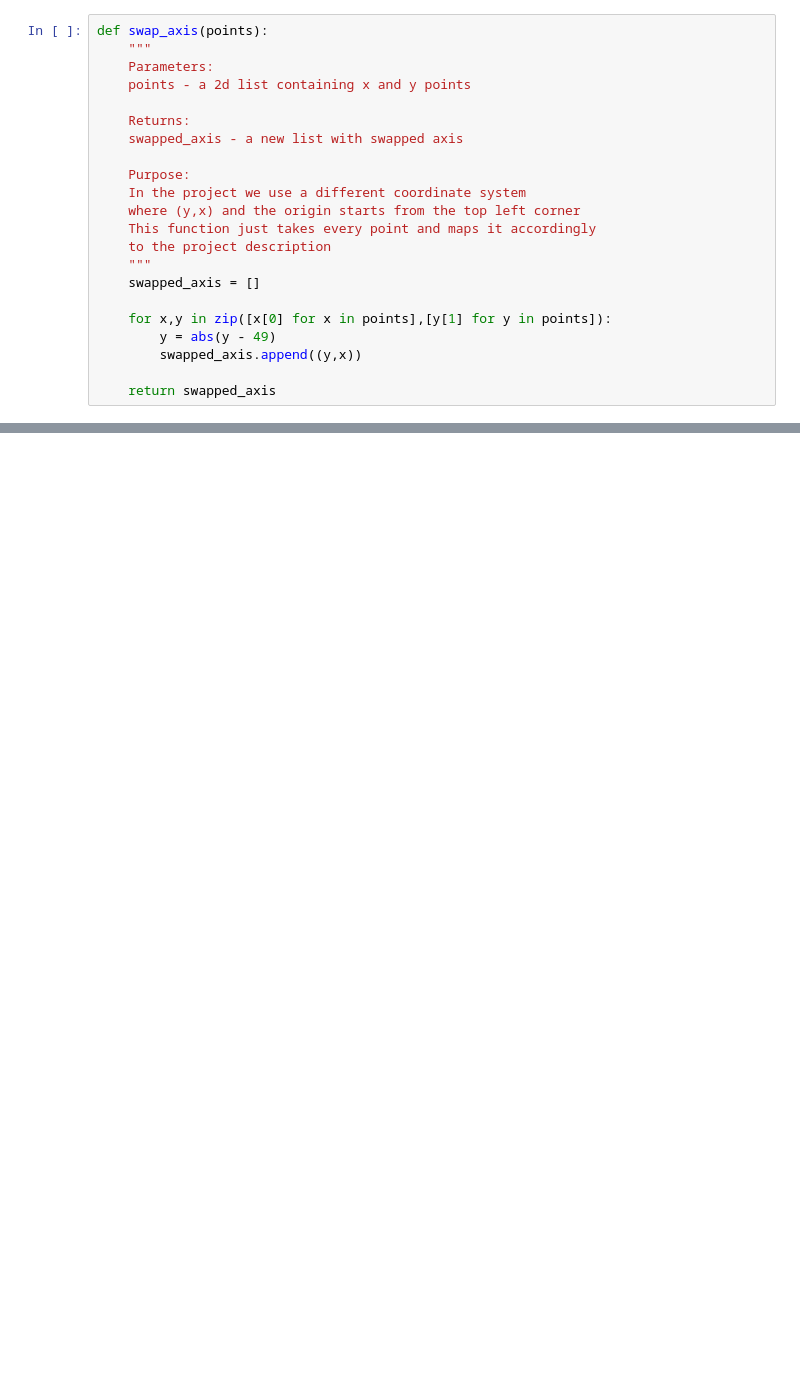
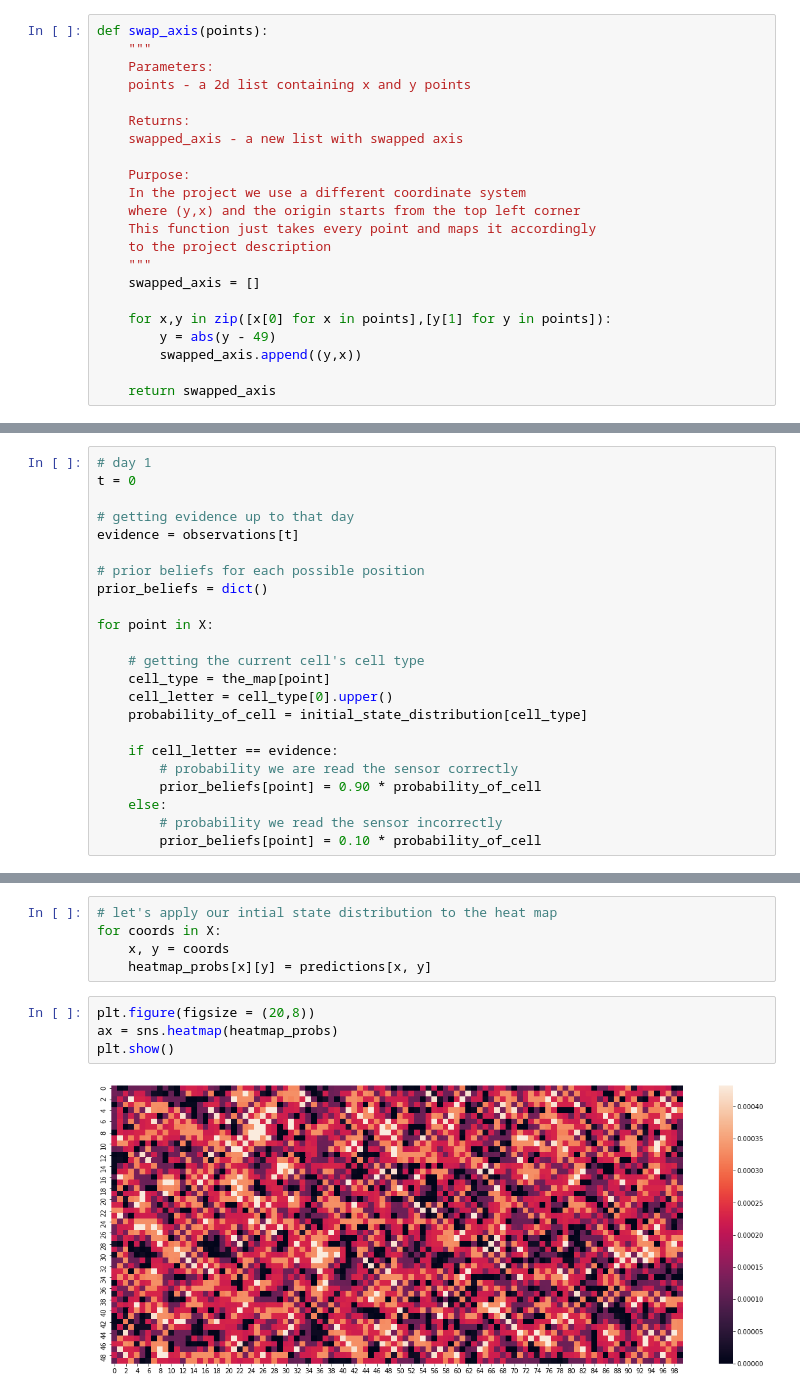
Before and after one commit to hgropper/AI-Project-Predicting-Cells, a Jupyter notebook: Question 5 - graph generation.ipynb, the cells around one changed output, grey strips where cells are left out. Saved outputs shown, nothing was run; the diff lists cells and outputs as text; blank space fills up the shorter version.

```diff
--- a/Question 5 - graph generation.ipynb
+++ b/Question 5 - graph generation.ipynb
@@ -340,0 +432,23 @@ start, unknown_map = run_experiment()
+# %%
+# day 1
+t = 0
+
+# getting evidence up to that day
+evidence = observations[t]
+
+# prior beliefs for each possible position
+prior_beliefs = dict()
+
+for point in X:
+
+    # getting the current cell's cell type
+    cell_type = the_map[point]
+    cell_letter = cell_type[0].upper()
+    probability_of_cell = initial_state_distribution[cell_type]
+
+    if cell_letter == evidence:
+        # probability we are read the sensor correctly
+        prior_beliefs[point] = 0.90 * probability_of_cell
+    else:
+        # probability we read the sensor incorrectly
+        prior_beliefs[point] = 0.10 * probability_of_cell
@@ -340,0 +497,11 @@ start, unknown_map = run_experiment()
+# %%
+# let's apply our intial state distribution to the heat map
+for coords in X:
+    x, y = coords
+    heatmap_probs[x][y] = predictions[x, y]
+# %%
+plt.figure(figsize = (20,8))
+ax = sns.heatmap(heatmap_probs)
+plt.show()
+# %% [output]
+[figure, added]
```
Also changed, not shown: parts of 11 cells of this notebook.
